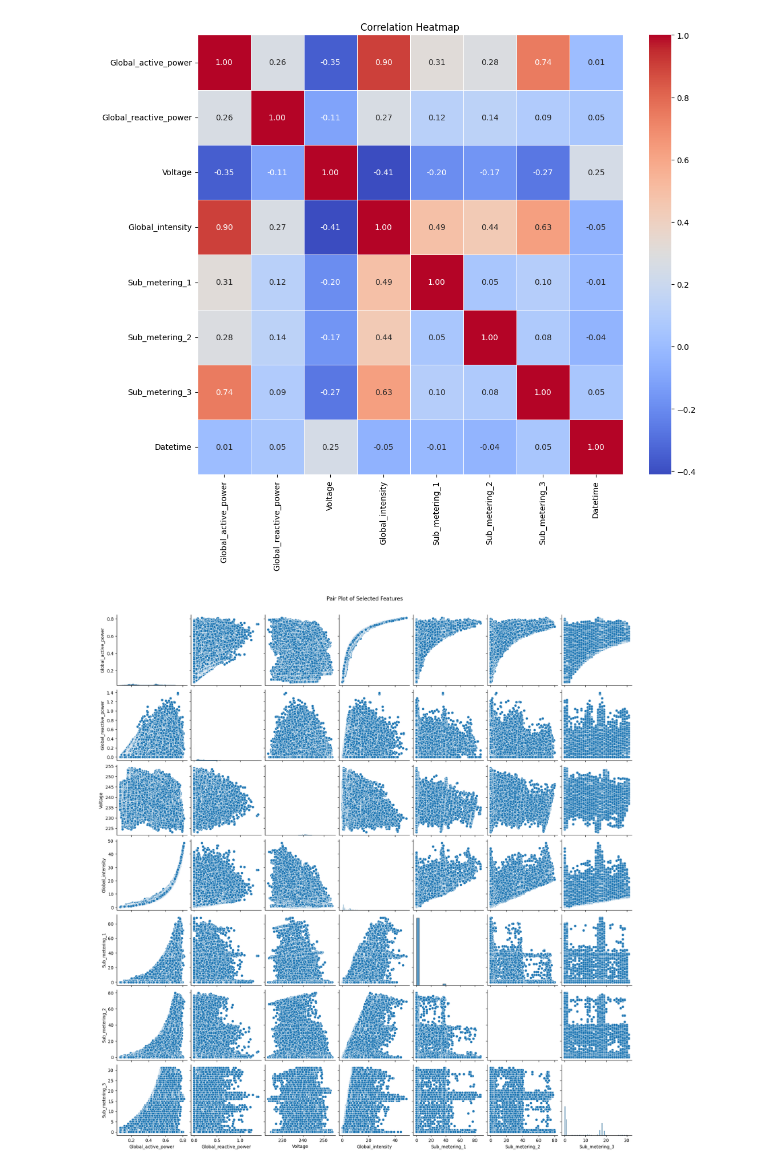
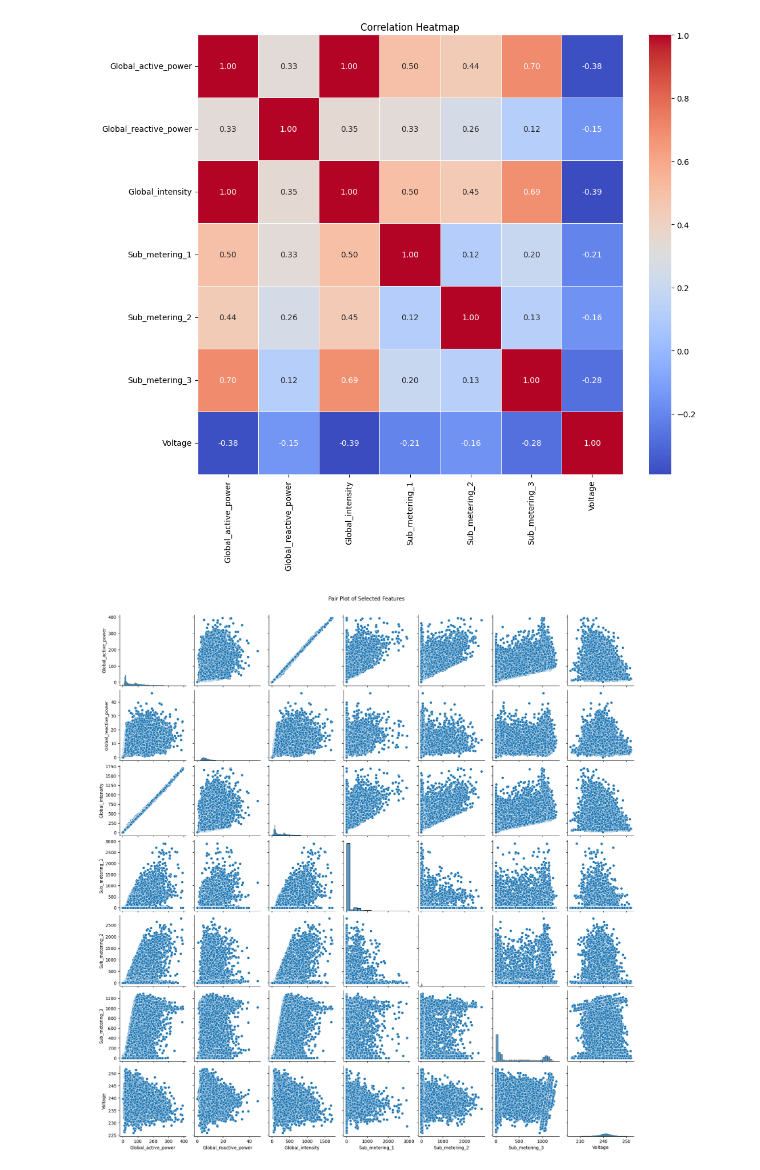
Before and after one commit to yuvraj-rathod-1202/Electricity_Consumption_Predictor, a Jupyter notebook: EDA/EDA.ipynb, the cells around one changed output. Cells and saved outputs as stored; diff of their text form; code cells hidden in the pictures.

Commit message:
multi variate

```diff
--- a/EDA/EDA.ipynb
+++ b/EDA/EDA.ipynb
@@ -30,6 +30,21 @@ numeric_cols = [
 convert = TypeConvert()
 df = convert.convert(df, numeric_cols, "numeric")
 df = convert.convert(df, ['Date'], "datetime")
+# %%
+df['Datetime'] = df['Datetime'].dt.floor('H')
+
+agg_sum = df.groupby('Datetime')[[
+    'Global_active_power',
+    'Global_reactive_power',
+    'Global_intensity',
+    'Sub_metering_1',
+    'Sub_metering_2',
+    'Sub_metering_3'
+]].sum().reset_index()
+
+agg_mean = df.groupby('Datetime')[['Voltage']].mean().reset_index()
+
+df = pd.merge(agg_sum, agg_mean, on='Datetime')
 # %%
 df
 # %% [output]
@@ -108,11 +117,11 @@ SimpleMisssingValueAnalysis().MissingValueAnalysis(df)
 # %%
-Q1 = df['Global_active_power'].quantile(0.25)
-Q3 = df['Global_active_power'].quantile(0.75)
-IQR = Q3 - Q1
-df = df[(df['Global_active_power'] >= Q1 - 1.5 * IQR) &
-        (df['Global_active_power'] <= Q3 + 1.5 * IQR)]
+# Q1 = df['Global_active_power'].quantile(0.25)
+# Q3 = df['Global_active_power'].quantile(0.75)
+# IQR = Q3 - Q1
+# df = df[(df['Global_active_power'] >= Q1 - 1.5 * IQR) &
+#         (df['Global_active_power'] <= Q3 + 1.5 * IQR)]
 
-df['Global_active_power'] = np.log1p(df['Global_active_power'])
+# df['Global_active_power'] = np.log1p(df['Global_active_power'])
 UnivariateAnalyzer().execute_strategy(df, "Global_active_power")
 # %% [output]
 'Global_active_power' is a numerical feature.
@@ -120,8 +128,0 @@ UnivariateAnalyzer().execute_strategy(df, "Global_active_power")
-# %%
-df['Global_active_power'] = np.log1p(df['Global_active_power'])
-Q1 = df['Global_active_power'].quantile(0.25)
-Q3 = df['Global_active_power'].quantile(0.75)
-IQR = Q3 - Q1
-df = df[(df['Global_active_power'] >= Q1 - 1.5 * IQR) &
-        (df['Global_active_power'] <= Q3 + 1.5 * IQR)]
-UnivariateAnalyzer().execute_strategy(df, "Global_active_power")
@@ -196,5 +194,5 @@ BivariateAnalyzer().execute_strategy(df, "Sub_metering_2", "Sub_metering_3")
 # %%
-SimpleMultivariateAnalysis().analyze(df)
+SimpleMultivariateAnalysis().analyze(df.drop(columns=['Datetime']))
 # %% [output]
-[figure, old version]
+[figure, new version]
-[figure, old version]
+[figure, new version]
```
Also changed, not shown: parts of 17 cells of this notebook.
